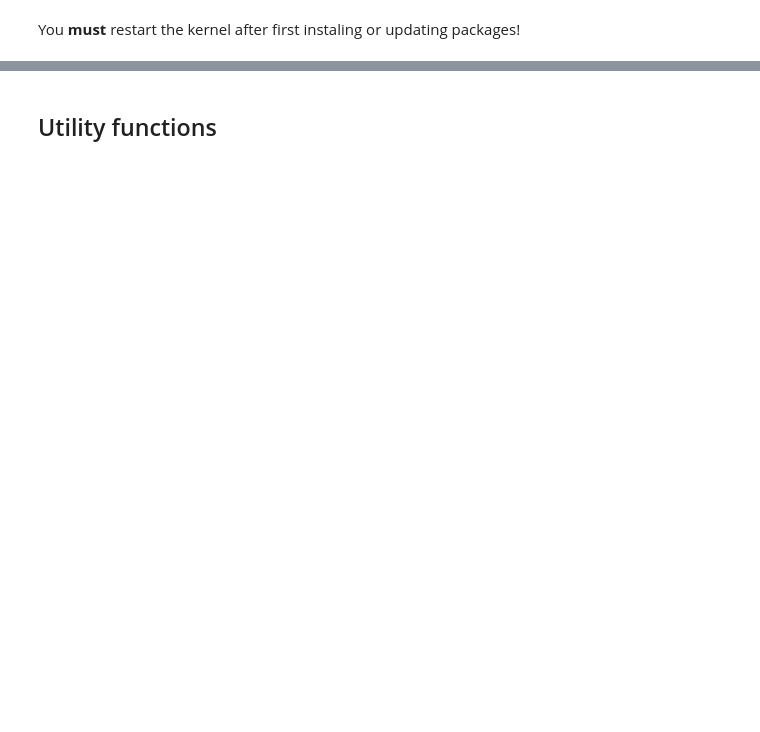
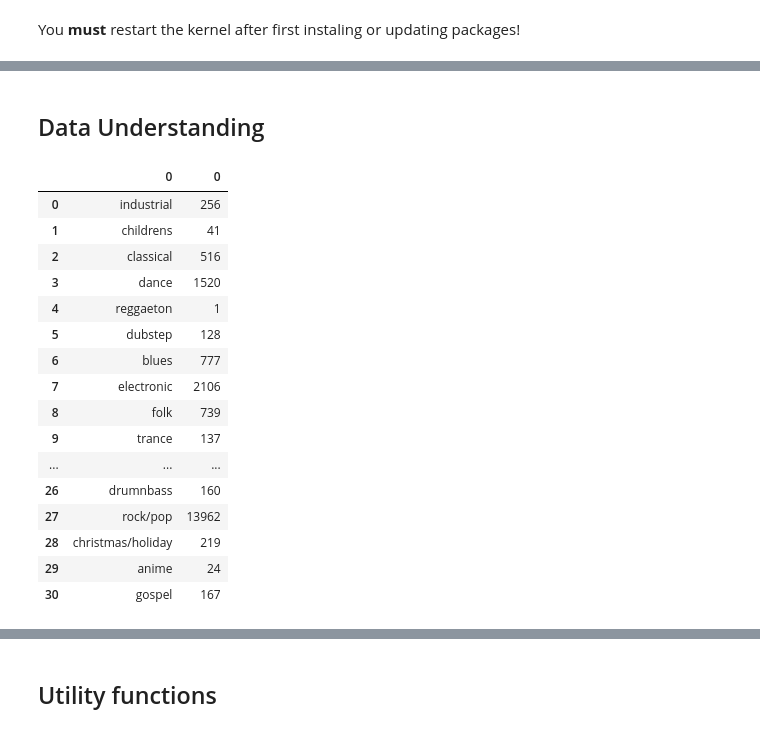
Before and after one commit to RyuuTDF/AcousticBrainz, a Jupyter notebook: SVM.ipynb, the cells around one changed output, grey strips where cells are left out. Drawn from its saved outputs; the diff is of its cells as text; code cells hidden in the pictures; blank space fills up the shorter version.

```diff
--- a/SVM.ipynb
+++ b/SVM.ipynb
@@ -46,3 +61,35 @@ print 'Found {} unique genres.'.format(len(groundtruth['genre1'].unique()))
 
 if settings['very_few']:
     groundtruth = groundtruth.head(10000)
+# %% [markdown]
+## Data Understanding
+# %%
+from collections import Counter
+genre = Counter(groundtruth.genre1).keys() # equals to list(set(words))
+counter = Counter(groundtruth.genre1).values() # counts the elements' frequency
+
+# genre_list = []
+# for i in genre:
+#     genre_list[i] = [genre[i], counter[i]]
+df = pd.DataFrame(genre)
+df_2 = pd.DataFrame(counter)
+df_new = pd.concat([df, df_2], axis=1)
+df_new
+# %% [output]
+|  | 0 | 0 |
+| 0 | industrial | 256 |
+| 1 | childrens | 41 |
+| 2 | classical | 516 |
+| 3 | dance | 1520 |
+| 4 | reggaeton | 1 |
+| 5 | dubstep | 128 |
+| 6 | blues | 777 |
+| 7 | electronic | 2106 |
+| 8 | folk | 739 |
+| 9 | trance | 137 |
+| ... | ... | ... |
+| 26 | drumnbass | 160 |
+| 27 | rock/pop | 13962 |
+| 28 | christmas/holiday | 219 |
+| 29 | anime | 24 |
+| 30 | gospel | 167 |
```
Also changed, not shown: parts of 8 cells of this notebook.
